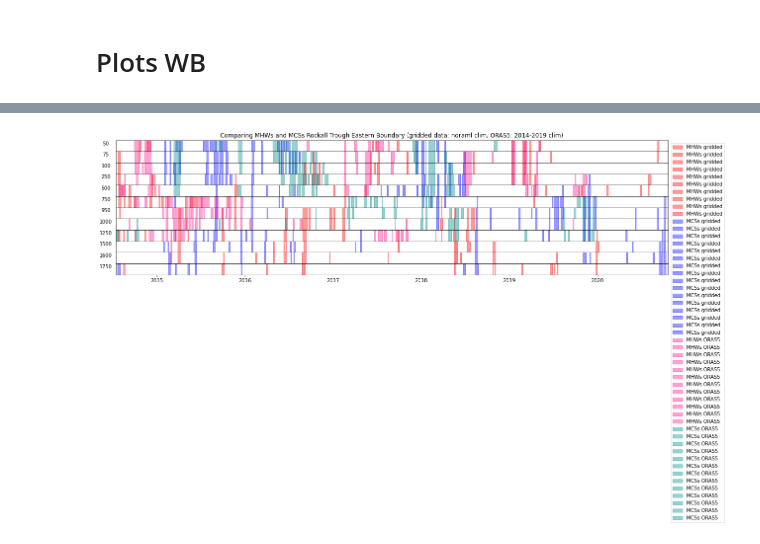
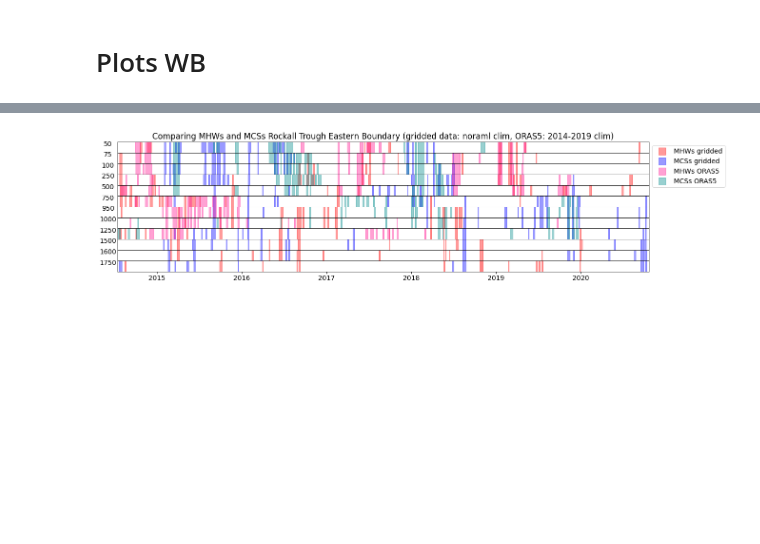
Before and after one commit to Marie-Louise-Korte/Rockall_Trough_MHW, a Jupyter notebook: X_ORAS5_alt_clim.ipynb, the cells around one changed output, grey strips where cells are left out. Drawn from its saved outputs; the diff is of its cells as text; code cells hidden in the pictures; blank space fills up the shorter version.

Commit message:
compare ORAS5 with gridded MHWs/MCSs and working legend

```diff
--- a/X_ORAS5_alt_clim.ipynb
+++ b/X_ORAS5_alt_clim.ipynb
@@ -19,8 +20,8 @@ import gsw
 import warnings
 warnings.filterwarnings("ignore")
 # %%
-#font = {'weight' : 'normal','size' : 10}
-#plt.rc('font', **font)
+font = {'weight' : 'normal','size' : 14}
+plt.rc('font', **font)
 # %% [markdown]
 # Import Data
 # %%
@@ -273,22 +274,26 @@ def OV_stacked_ax_events(dict, n, num, colour_mhw='deeppink', colour_mcs='darkcy
     for ev0 in np.arange (ev):
         t1 = np.where(t==mhws['time_start'][ev0])[0][0]
         t2 = np.where(t==mhws['time_end'][ev0])[0][0]
-        ax[num].axvspan(xmin=dates[t1], xmax=dates[t2],color=colour_mhw, alpha=0.4, label = mhw_l)
+        ax[num].axvspan(xmin=dates[t1], xmax=dates[t2],color=colour_mhw, alpha=0.4)
 
     # same for cold spells
     for ec0 in np.arange(ec):
         tc1 = np.where(t==mcss['time_start'][ec0])[0][0]
         tc2 = np.where(t==mcss['time_end'][ec0])[0][0]
-        ax[num].axvspan(xmin=dates[tc1], xmax=dates[tc2],color=colour_mcs, alpha=0.4, label = mcs_l)
+        ax[num].axvspan(xmin=dates[tc1], xmax=dates[tc2],color=colour_mcs, alpha=0.4)
 
     ax[num].set_xlim(date(2014,7,15), date(2020,10,20))
     ax[num].grid(axis = 'x')
     ax[num].set_ylabel(str(n),rotation=0, labelpad=20)
 
-
+    lmhw = mlines.Line2D([], [], color=colour_mhw, alpha=0.4, marker='s', markersize=15,
+            linestyle = 'None', label = mhw_l)
+    lmcs = mlines.Line2D([], [], color=colour_mcs, alpha=0.4, marker='s', markersize=15,
+            linestyle = 'None', label = mcs_l)
 
     ax[num].tick_params(axis='y', which='both', right=False,
                 left=False, labelleft=False);
+    return lmhw, lmcs
 # %%
 def OV_stacked_events(dict, depth, w, h, title='bla', save=False):
 
@@ -378,20 +393,16 @@ OV_stacked_events(ora_WB_6, depth_short, 20, 12, 'ORAS5 WB 6 years 2014-2019 cli
 # %%
-depth=depth_EB
-
 title = 'Comparing MHWs and MCSs Rockall Trough Eastern Boundary (gridded data: noraml clim, ORAS5: 2014-2019 clim)'
-fig, ax = plt.subplots((len(depth)),1, figsize = (20,5))
+fig, ax = plt.subplots((len(depth_EB)),1, figsize = (20,5))
 fig.subplots_adjust(hspace=0)
 fig.tight_layout()
-for i, n in enumerate(depth):
-    OV_stacked_ax_events(EB, n, i, colour_mhw='red', colour_mcs='blue', mhw_l='MHWs gridded', mcs_l='MCSs gridded');
+for i, n in enumerate(depth_EB):
+    lmhw_grid, lmcs_grid = OV_stacked_ax_events(EB, n, i, colour_mhw='red', colour_mcs='blue', mhw_l='MHWs gridded', mcs_l='MCSs gridded');
     if n == 50:
         ax[i].set_title(title)
-for i, n in enumerate(depth):
-    OV_stacked_ax_events(ora_EB_6_EB, n, i, mhw_l='MHWs ORAS5', mcs_l='MCSs ORAS5');
-
-ax[0].legend(bbox_to_anchor=(1,1), loc="upper left");
-
-#fig.savefig(f'figures/ORAS5_gridded_EB', dpi = 300, bbox_inches='tight')
+for i, n in enumerate(depth_EB):
+    lmhw, lmcs = OV_stacked_ax_events(ora_EB_6_EB, n, i, colour_mhw='deeppink', colour_mcs='darkcyan', mhw_l='MHWs ORAS5', mcs_l='MCSs ORAS5');
+ax[0].legend(handles=[lmhw_grid, lmcs_grid, lmhw, lmcs], bbox_to_anchor=(1,1), loc="upper left");
+#fig.savefig(f'figures/ORAS5/ORAS5_gridded_EB', dpi = 300, bbox_inches='tight')
 # %% [output]
-[figure, old version]
+[figure, new version]
 # %%
```
Also changed, not shown: parts of 7 cells of this notebook.
